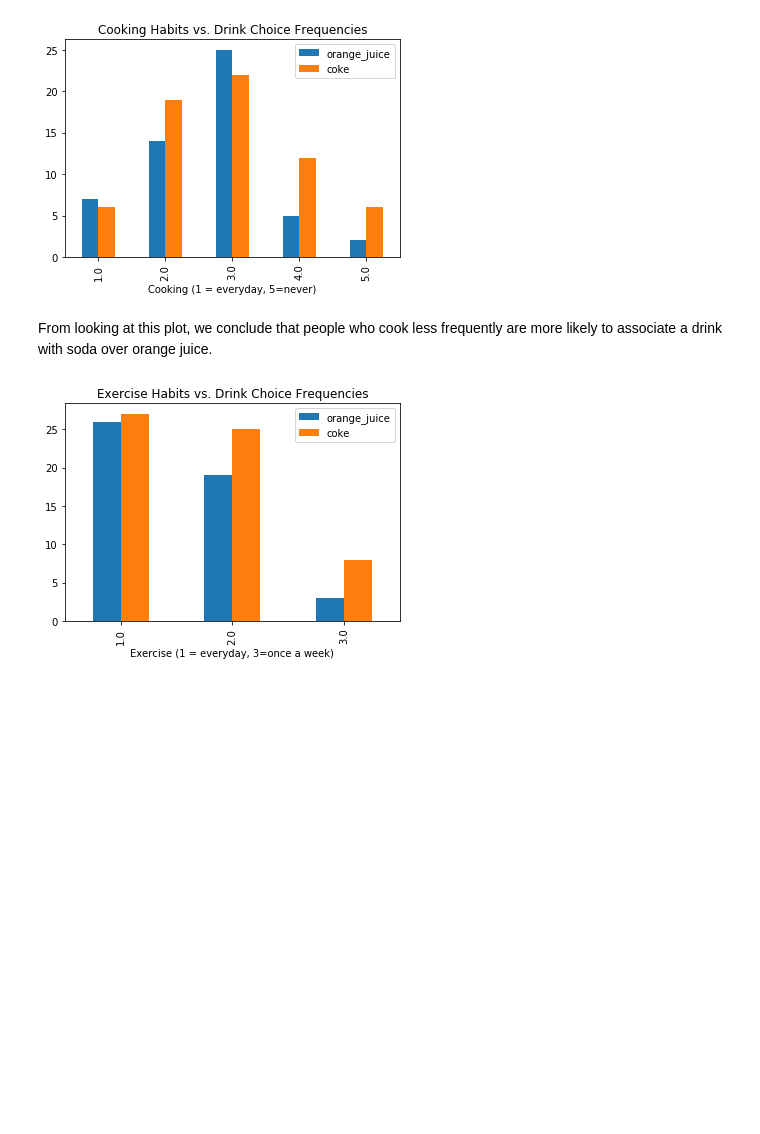
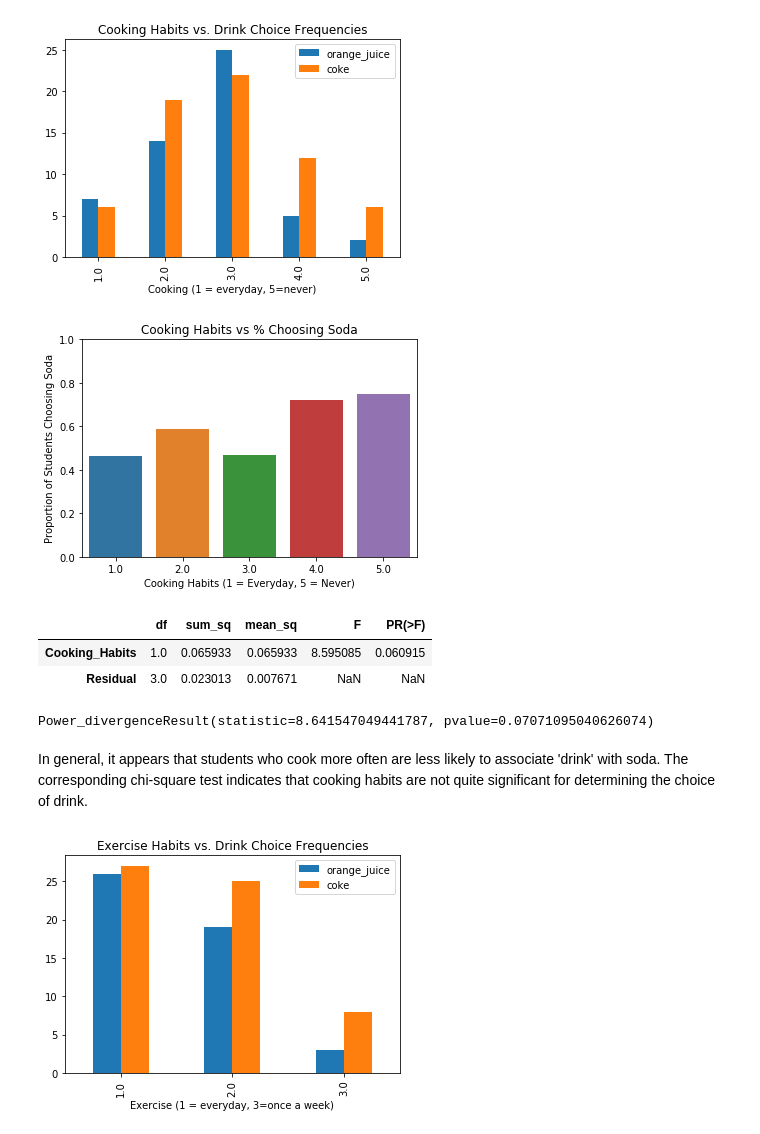
Before and after one commit to tiffanyhsu001/Stats131_FinalProject, a Jupyter notebook: Exploratory_analysis.ipynb, the cells around one changed output. Cells and saved outputs as stored; diff of their text form; code cells hidden in the pictures; blank space fills up the shorter version.

```diff
--- a/Exploratory_analysis.ipynb
+++ b/Exploratory_analysis.ipynb
@@ -339,6 +459,31 @@ Similarly, in this dataset, more students whose mothers have higher education as
 drink_groupby_plot('cook', 'Cooking Habits vs. Drink Choice Frequencies', 'Cooking (1 = everyday, 5=never)')
 # %% [output]
 [figure]
-# %% [markdown]
-From looking at this plot, we conclude that people who cook less frequently are more likely to associate a drink with soda over orange juice.
+# %%
+#Extract proportions for choice soda and plot against cooking habits.
+Proportions = [h.get_height() for h in sns.barplot(x='cook', y='drink', data=df2, estimator=lambda x: sum(x==2)/len(x),ci = None).patches]
+plt.title("Cooking Habits vs % Choosing Soda")
+plt.xlabel("Cooking Habits (1 = Everyday, 5 = Never)")
+plt.ylabel("Proportion of Students Choosing Soda")
+plt.ylim(0.0,1.0)
+plt.show()
+# %% [output]
+[figure, added]
+# %%
+Cook = [1,2,3,4,5]
+d = {'Cooking_Habits': Cook, 'Proportions': Proportions}
+df3 = pd.DataFrame(data=d)
+results = ols('Proportions ~ Cooking_Habits',data = df3).fit()
+sm.stats.anova_lm(results)
+# %% [output]
+|  | df | sum_sq | mean_sq | F | PR(>F) |
+| Cooking_Habits | 1.0 | 0.065933 | 0.065933 | 8.595085 | 0.060915 |
+| Residual | 3.0 | 0.023013 | 0.007671 | NaN | NaN |
+# %%
+d = df2.groupby(['cook','drink']).count().unstack()['GPA']
+print(stats.chisquare(d[1],d[2]))
+# %% [output]
+Power_divergenceResult(statistic=8.641547049441787, pvalue=0.07071095040626074)
+# %% [markdown]
+In general, it appears that students who cook more often are less likely to associate 'drink' with soda. The corresponding chi-square test indicates that cooking habits are not quite significant for determining the choice of drink.
 # %%
```
Also changed, not shown: parts of 34 cells of this notebook.
